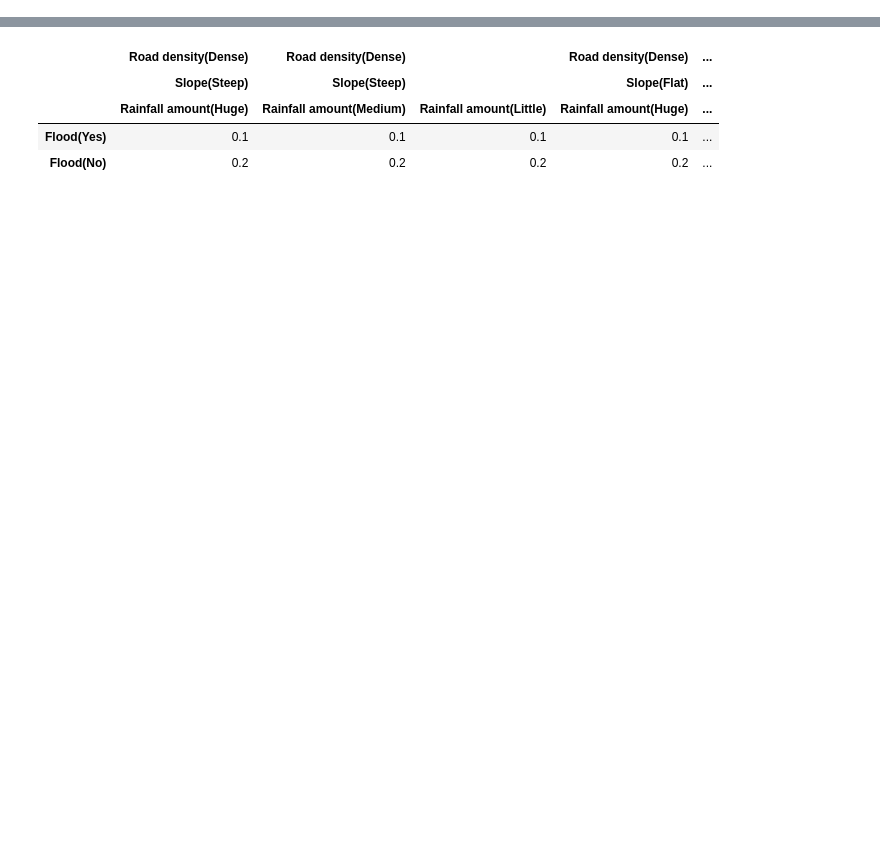
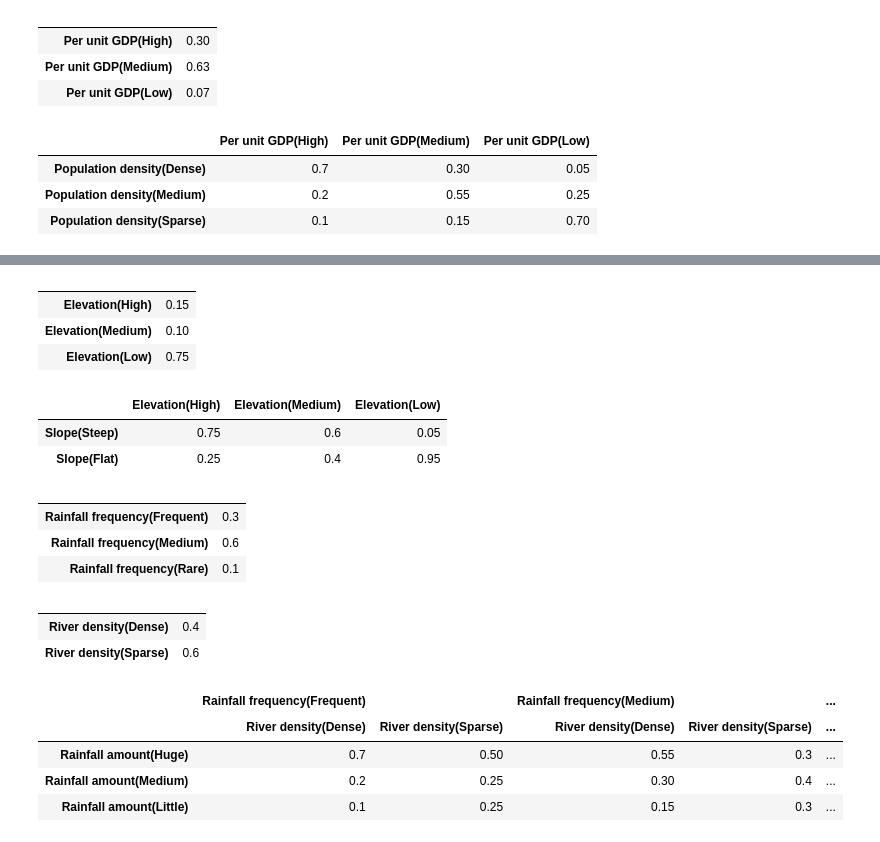
Before and after one commit to RiccardoSpolaor/Flood-disaster-prediction, a Jupyter notebook: Flooding Disaster Prediction.ipynb, the cells around one changed output, grey strips where cells are left out. Cells and saved outputs as stored; diff of their text form; code cells hidden in the pictures; blank space fills up the shorter version.

```diff
--- a/Flooding Disaster Prediction.ipynb
+++ b/Flooding Disaster Prediction.ipynb
@@ -87,6 +91,18 @@ edges = [
     (RIVER_DENSITY, RAINFALL_AMOUNT),
     (RAINFALL_AMOUNT, FLOOD)
 ]
+# %%
+evidence_dictionary = {
+    PER_UNIT_GDP: None,
+    POPULATION_DENSITY: [PER_UNIT_GDP],
+    ROAD_DENSITY: [PER_UNIT_GDP, POPULATION_DENSITY],
+    ELEVATION: None,
+    SLOPE: [ELEVATION],
+    RAINFALL_FREQUENCY: None,
+    RIVER_DENSITY: None,
+    RAINFALL_AMOUNT: [RAINFALL_FREQUENCY, RIVER_DENSITY],
+    FLOOD: [ROAD_DENSITY, SLOPE, RAINFALL_AMOUNT]
+}
 # %%
 # Defining the model structure. We can define the network by just passing a list of edges.
 model = BayesianModel(edges)
@@ -170 +190,15 @@ cpd_flood = TabularCPD(
+# %%
+cpd_to_pandas(cpd_per_unit_gdp)
+# %% [output]
+|  |  |
+| Per unit GDP(High) | 0.30 |
+| Per unit GDP(Medium) | 0.63 |
+| Per unit GDP(Low) | 0.07 |
+# %%
+cpd_to_pandas(cpd_population_density)
+# %% [output]
+|  | Per unit GDP(High) | Per unit GDP(Medium) | Per unit GDP(Low) |
+| Population density(Dense) | 0.7 | 0.30 | 0.05 |
+| Population density(Medium) | 0.2 | 0.55 | 0.25 |
+| Population density(Sparse) | 0.1 | 0.15 | 0.70 |
 # %%
@@ -175,11 +209,37 @@ pcd_to_pandas(cpd_road_density)
 | Road density(Dense) | 0.80 | 0.70 | 0.10 | 0.6 | ... |
 | Road density(Medium) | 0.19 | 0.25 | 0.35 | 0.3 | ... |
 | Road density(Sparse) | 0.01 | 0.05 | 0.55 | 0.1 | ... |
-# %%
-pcd_to_pandas(cpd_flood)
-# %% [output]
-|  | Road density(Dense) | Road density(Dense) |  | Road density(Dense) | ... |
-|  | Slope(Steep) | Slope(Steep) |  | Slope(Flat) | ... |
-|  | Rainfall amount(Huge) | Rainfall amount(Medium) | Rainfall amount(Little) | Rainfall amount(Huge) | ... |
-| Flood(Yes) | 0.1 | 0.1 | 0.1 | 0.1 | ... |
-| Flood(No) | 0.2 | 0.2 | 0.2 | 0.2 | ... |
+# %%
+cpd_to_pandas(cpd_elevation)
+# %% [output]
+|  |  |
+| Elevation(High) | 0.15 |
+| Elevation(Medium) | 0.10 |
+| Elevation(Low) | 0.75 |
+# %%
+cpd_to_pandas(cpd_slope)
+# %% [output]
+|  | Elevation(High) | Elevation(Medium) | Elevation(Low) |
+| Slope(Steep) | 0.75 | 0.6 | 0.05 |
+| Slope(Flat) | 0.25 | 0.4 | 0.95 |
+# %%
+cpd_to_pandas(cpd_rainfall_frequency)
+# %% [output]
+|  |  |
+| Rainfall frequency(Frequent) | 0.3 |
+| Rainfall frequency(Medium) | 0.6 |
+| Rainfall frequency(Rare) | 0.1 |
+# %%
+cpd_to_pandas(cpd_river_density)
+# %% [output]
+|  |  |
+| River density(Dense) | 0.4 |
+| River density(Sparse) | 0.6 |
+# %%
+cpd_to_pandas(cpd_rainfall_amount)
+# %% [output]
+|  | Rainfall frequency(Frequent) |  | Rainfall frequency(Medium) |  | ... |
+|  | River density(Dense) | River density(Sparse) | River density(Dense) | River density(Sparse) | ... |
+| Rainfall amount(Huge) | 0.7 | 0.50 | 0.55 | 0.3 | ... |
+| Rainfall amount(Medium) | 0.2 | 0.25 | 0.30 | 0.4 | ... |
+| Rainfall amount(Little) | 0.1 | 0.25 | 0.15 | 0.3 | ... |
```
Also changed, not shown: parts of 8 cells of this notebook, 1 other file.
